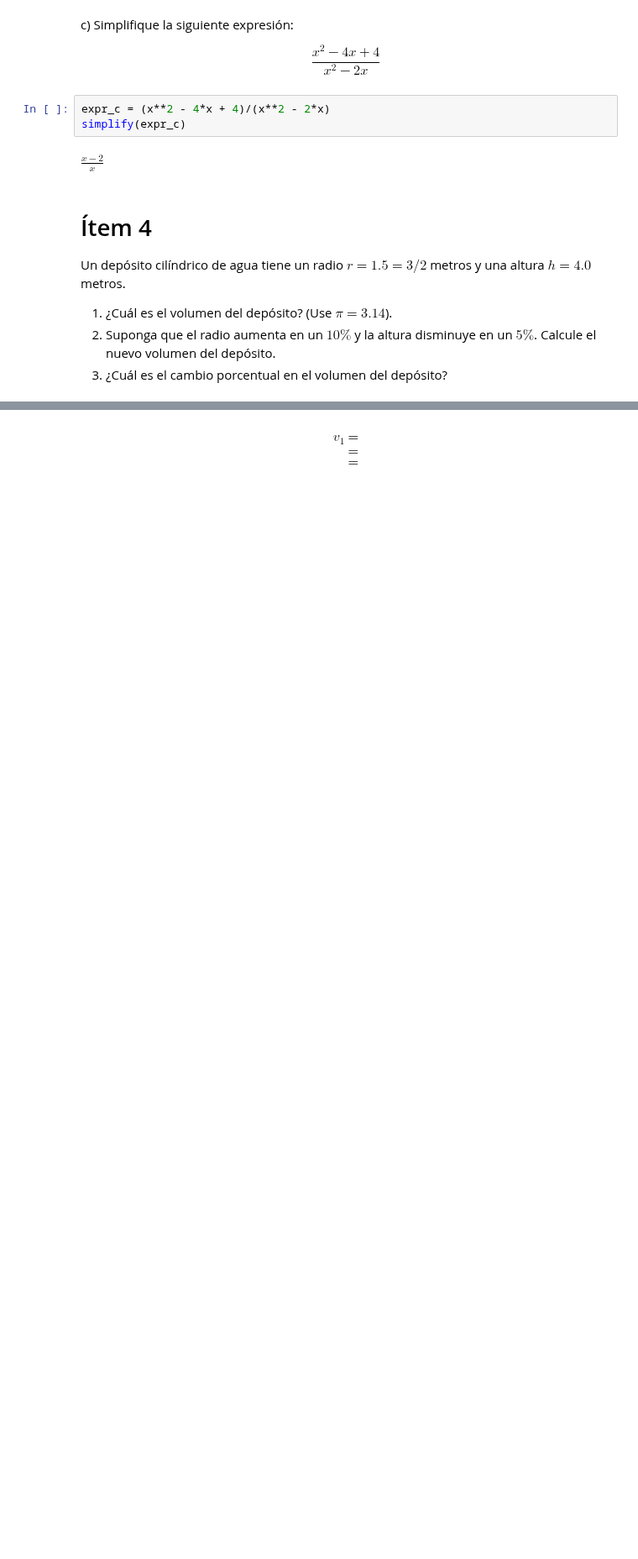
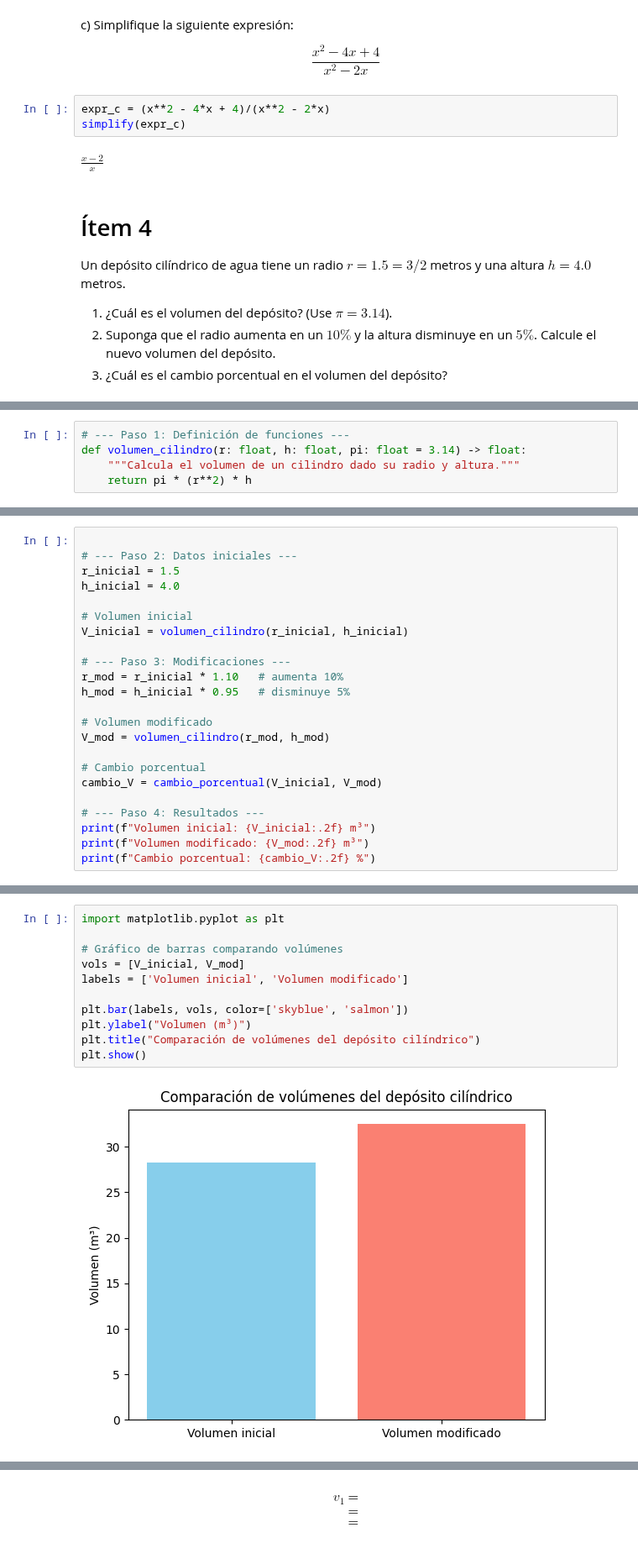
Before and after one commit to marco-canas/algebra_y_trigonometria, a Jupyter notebook: 3_planeacion/3_evaluacion/2_quices/1_quiz/quiz_1_1/q_1_1.ipynb, the cells around one changed output, grey strips where cells are left out. Shown at 84% size. Cells and saved outputs as stored; diff of their text form; blank space fills up the shorter version.

```diff
--- a/3_planeacion/3_evaluacion/2_quices/1_quiz/quiz_1_1/q_1_1.ipynb
+++ b/3_planeacion/3_evaluacion/2_quices/1_quiz/quiz_1_1/q_1_1.ipynb
@@ -69,0 +124,5 @@ Un depósito cilíndrico de agua tiene un radio $r = 1.5 = 3/2$ metros y una alt
+# %%
+# --- Paso 1: Definición de funciones ---
+def volumen_cilindro(r: float, h: float, pi: float = 3.14) -> float:
+    """Calcula el volumen de un cilindro dado su radio y altura."""
+    return pi * (r**2) * h
@@ -69,0 +134,23 @@ Un depósito cilíndrico de agua tiene un radio $r = 1.5 = 3/2$ metros y una alt
+# %%
+
+# --- Paso 2: Datos iniciales ---
+r_inicial = 1.5
+h_inicial = 4.0
+
+# Volumen inicial
+V_inicial = volumen_cilindro(r_inicial, h_inicial)
+
+# --- Paso 3: Modificaciones ---
+r_mod = r_inicial * 1.10   # aumenta 10%
+h_mod = h_inicial * 0.95   # disminuye 5%
+
+# Volumen modificado
+V_mod = volumen_cilindro(r_mod, h_mod)
+
+# Cambio porcentual
+cambio_V = cambio_porcentual(V_inicial, V_mod)
+
+# --- Paso 4: Resultados ---
+print(f"Volumen inicial: {V_inicial:.2f} m³")
+print(f"Volumen modificado: {V_mod:.2f} m³")
+print(f"Cambio porcentual: {cambio_V:.2f} %")
@@ -69,0 +169,13 @@ Un depósito cilíndrico de agua tiene un radio $r = 1.5 = 3/2$ metros y una alt
+# %%
+import matplotlib.pyplot as plt
+
+# Gráfico de barras comparando volúmenes
+vols = [V_inicial, V_mod]
+labels = ['Volumen inicial', 'Volumen modificado']
+
+plt.bar(labels, vols, color=['skyblue', 'salmon'])
+plt.ylabel("Volumen (m³)")
+plt.title("Comparación de volúmenes del depósito cilíndrico")
+plt.show()
+# %% [output]
+[figure, added]
```
Also changed, not shown: parts of 17 cells of this notebook, 2 other files.
